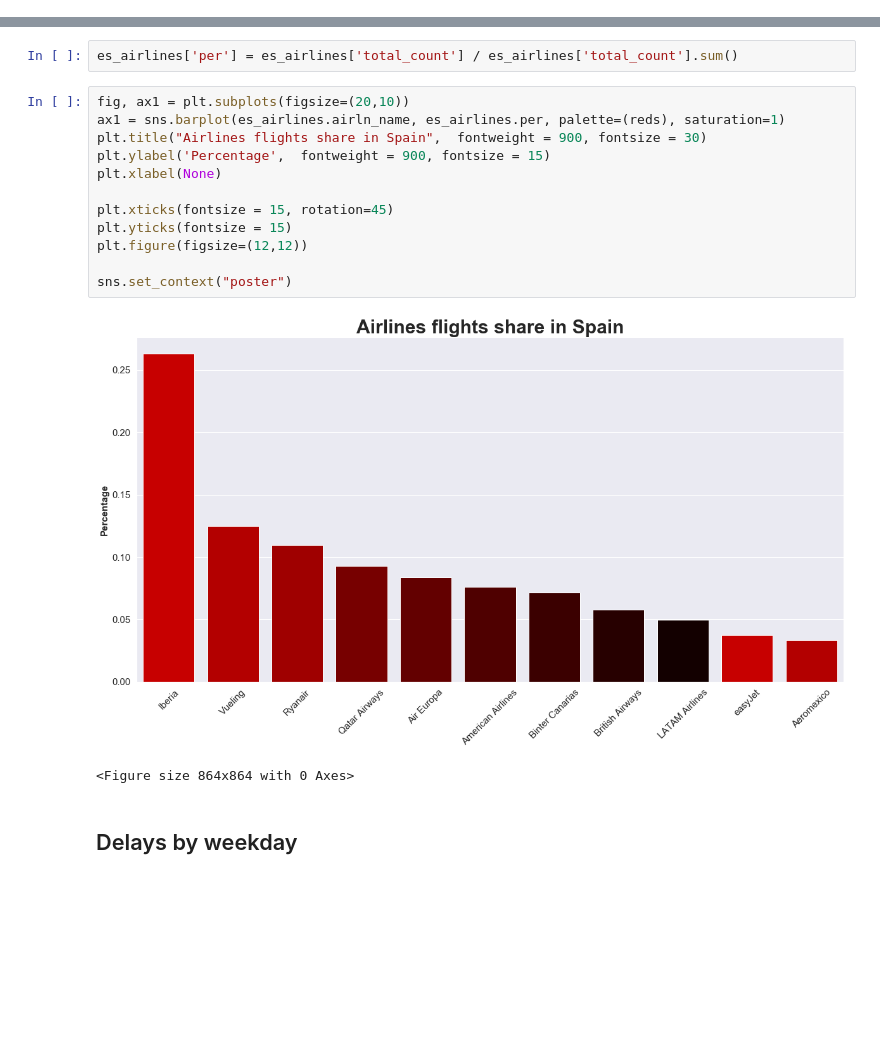
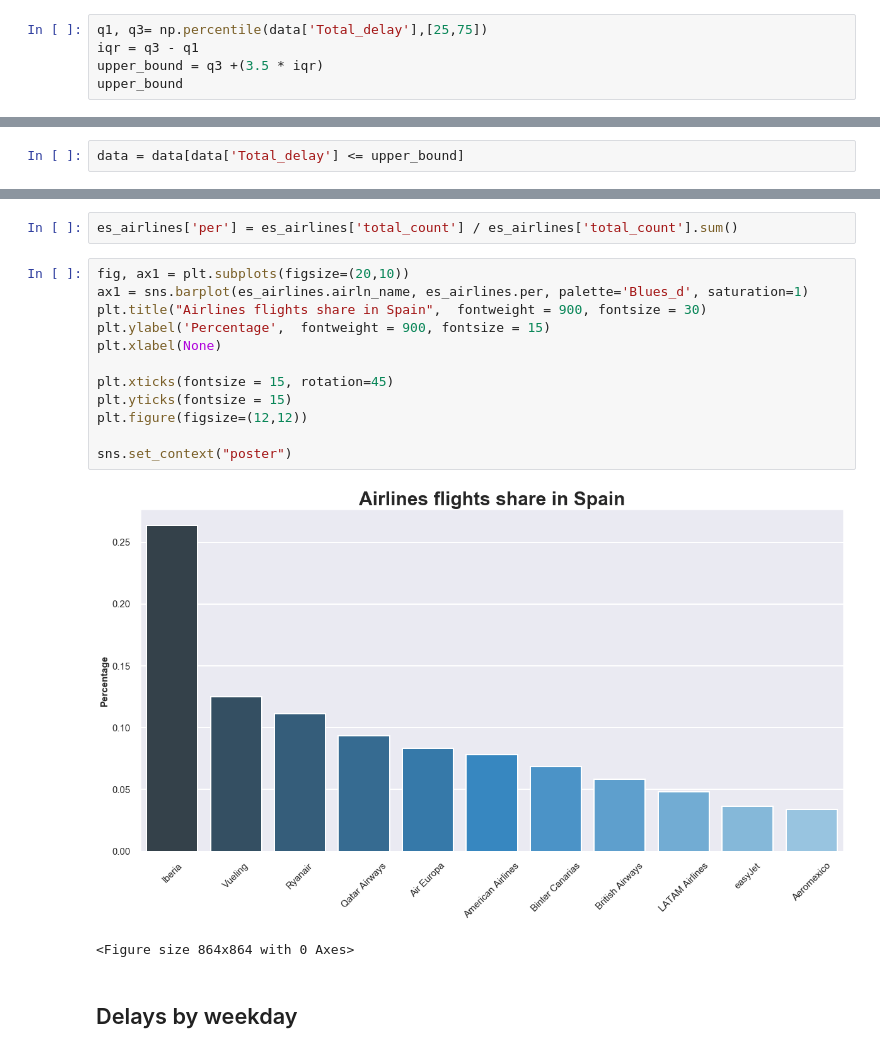
Before and after one commit to albertoabreu91/Airplanes_delay_project, a Jupyter notebook: your-project/Visalizations/Spain_visualizations.ipynb, the cells around one changed output, grey strips where cells are left out. Saved outputs shown, nothing was run; the diff lists cells and outputs as text; blank space fills up the shorter version.

```diff
--- a/your-project/Visalizations/Spain_visualizations.ipynb
+++ b/your-project/Visalizations/Spain_visualizations.ipynb
@@ -68,0 +74,5 @@ data['Total_delay'] = data['depart_delay'] + data['arri_delay']
+# %%
+q1, q3= np.percentile(data['Total_delay'],[25,75])
+iqr = q3 - q1
+upper_bound = q3 +(3.5 * iqr)
+upper_bound
@@ -69,3 +81,5 @@ data['Total_delay'] = data['depart_delay'] + data['arri_delay']
+# %%
+data = data[data['Total_delay'] <= upper_bound]
 # %%
 data.head()
 # %% [output]
@@ -226,18 +240,18 @@ es_airlines = es_airlines[es_airlines['total_count']>300]
 es_airlines['per'] = es_airlines['total_count'] / es_airlines['total_count'].sum()
 # %%
 fig, ax1 = plt.subplots(figsize=(20,10))
-ax1 = sns.barplot(es_airlines.airln_name, es_airlines.per, palette=(reds), saturation=1)
+ax1 = sns.barplot(es_airlines.airln_name, es_airlines.per, palette='Blues_d', saturation=1)
 plt.title("Airlines flights share in Spain",  fontweight = 900, fontsize = 30)
 plt.ylabel('Percentage',  fontweight = 900, fontsize = 15)
 plt.xlabel(None)
 
 plt.xticks(fontsize = 15, rotation=45)
 plt.yticks(fontsize = 15)
 plt.figure(figsize=(12,12))
 
 sns.set_context("poster")
 # %% [output]
-[figure, old version]
+[figure, new version]
 <Figure size 864x864 with 0 Axes>
 # %% [markdown]
 ## Delays by weekday
```
Also changed, not shown: parts of 13 cells of this notebook, 2 other files.
